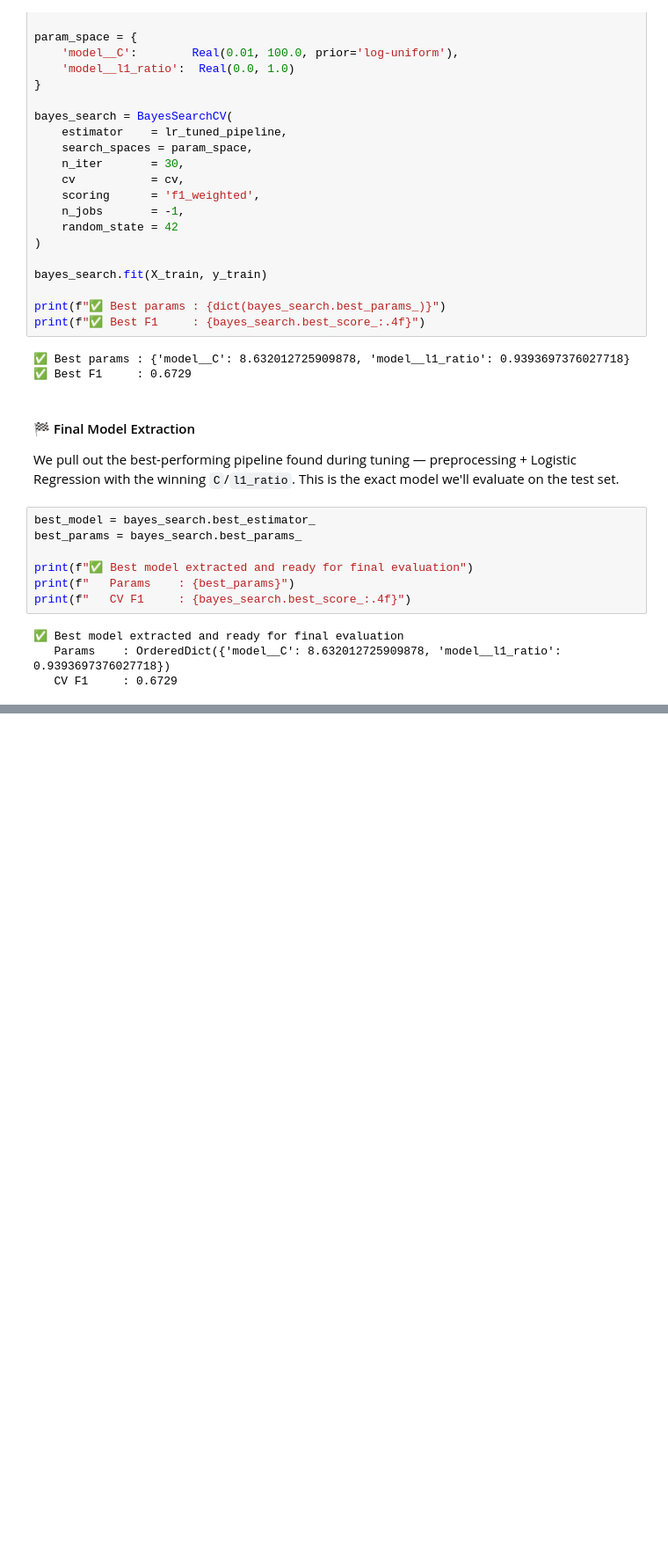
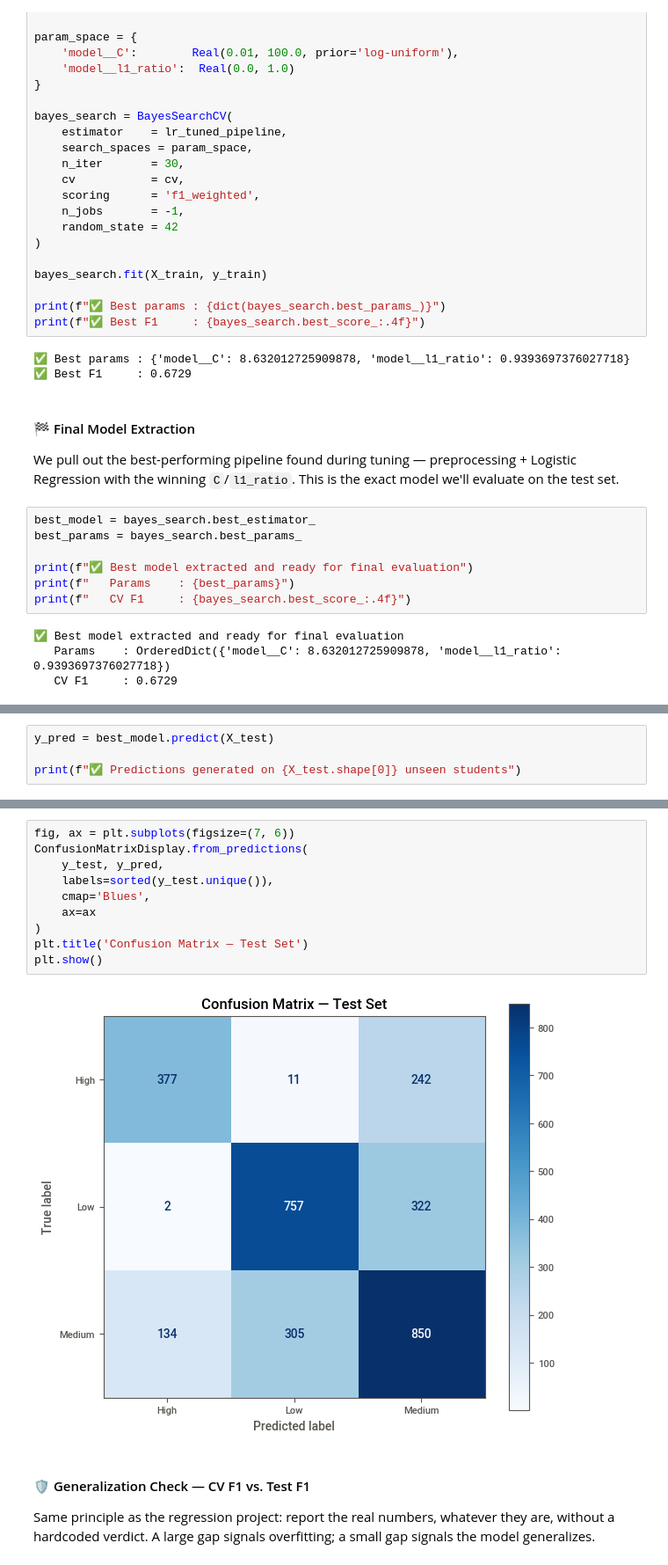
Before and after one commit to MaykInvest/AI_Dependency, a Jupyter notebook: project.ipynb, the cells around one changed output, grey strips where cells are left out. Shown at 88% size. Cells and saved outputs as stored; diff of their text form; blank space fills up the shorter version.

Commit message:
FEAT: Test set predictions, Final test metrics, confusion matrix, generalization check, exporting pipeline, export the HTML of the project (can be print as PDF), conclusion

```diff
--- a/project.ipynb
+++ b/project.ipynb
@@ -743,0 +753,4 @@ print(f"   CV F1     : {bayes_search.best_score_:.4f}")
+# %%
+y_pred = best_model.predict(X_test)
+
+print(f"✅ Predictions generated on {X_test.shape[0]} unseen students")
@@ -743,0 +801,18 @@ print(f"   CV F1     : {bayes_search.best_score_:.4f}")
+# %%
+fig, ax = plt.subplots(figsize=(7, 6))
+ConfusionMatrixDisplay.from_predictions(
+    y_test, y_pred,
+    labels=sorted(y_test.unique()),
+    cmap='Blues',
+    ax=ax
+)
+plt.title('Confusion Matrix — Test Set')
+plt.show()
+# %% [output]
+[figure, added]
+# %% [markdown]
+#### 🛡️ Generalization Check — CV F1 vs. Test F1
+
+Same principle as the regression project: report the real numbers,
+whatever they are, without a hardcoded verdict. A large gap signals
+overfitting; a small gap signals the model generalizes.
```
Also changed, not shown: parts of 14 cells of this notebook, 3 other files.
